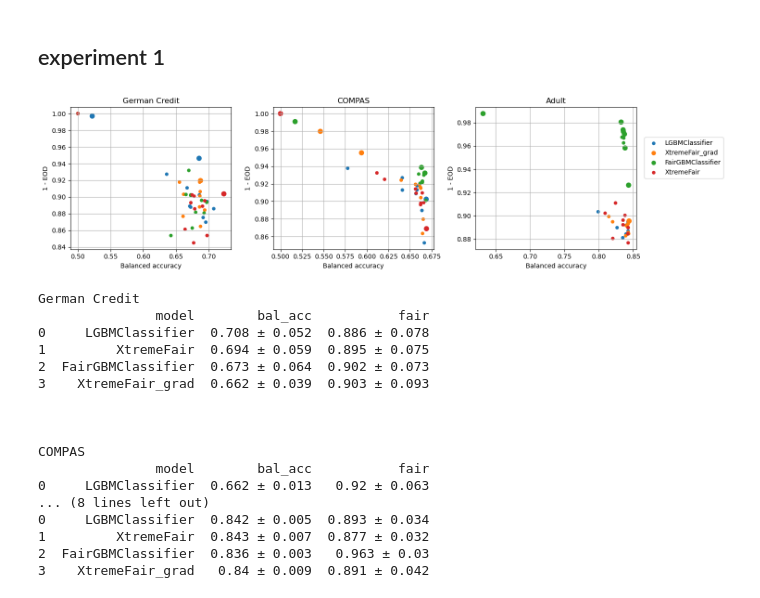
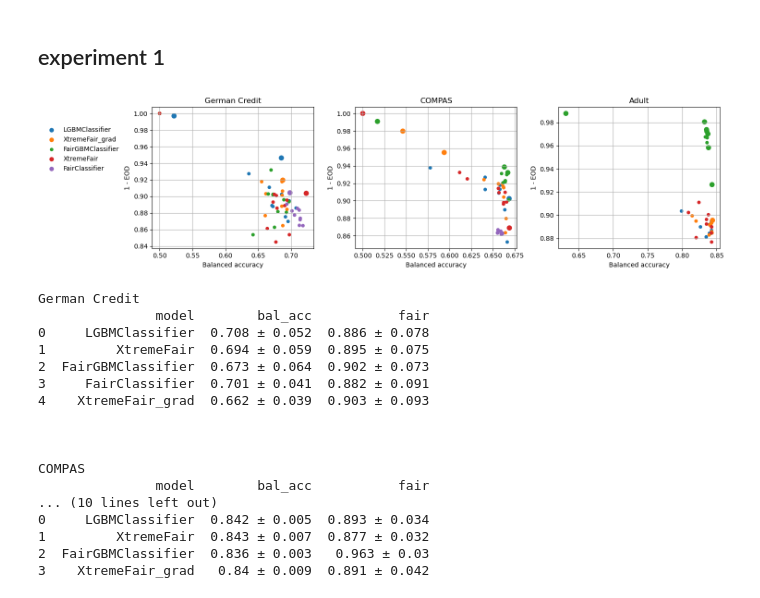
Before and after one commit to hiaac-finance/m2fgb, a Jupyter notebook: notebooks/analyze_results.ipynb, the cells around one changed output. Cells and saved outputs as stored; diff of their text form; code cells hidden in the pictures.

```diff
--- a/notebooks/analyze_results.ipynb
+++ b/notebooks/analyze_results.ipynb
@@ -27,35 +27,36 @@ for k, dataset in enumerate(["german", "compas", "adult"]):
         df = df[["model", "bal_acc", "fair"]]
         df = df.groupby("model").mean().reset_index()
 
         results.append(df)
 
     results = pd.concat(results).reset_index(drop=True)
 
 
     dominated = []
     for i, row in results.iterrows():
         is_dominated = False
         for j, row2 in results.iterrows():
             if i == j:
                 continue
             if row["bal_acc"] <= row2["bal_acc"] and row["fair"] <= row2["fair"]:
                 is_dominated = True
                 break
         dominated.append(is_dominated)
     results["dominated"] = dominated
 
     for model in results["model"].unique():
         df = results[results["model"] == model]
         axs[k].scatter(df["bal_acc"], df["fair"], label=model, s=[20 if dominated else 50 for dominated in df["dominated"]],)
 
     axs[k].grid()
     axs[k].set_title(dataset_names[dataset])
     axs[k].set_xlabel("Balanced accuracy")
     axs[k].set_ylabel("1 - EOD")
-plt.legend(loc = (1.05, 0.5))
+    if k == 0:
+        axs[0].legend(loc="lower left", bbox_to_anchor=(-0.7, 0.5), frameon=False)
 plt.tight_layout()
 # %% [output]
-[figure, old version]
+[figure, new version]
 # %%
 for k, dataset in enumerate(["german", "compas", "adult"]):
     # load tables
@@ -93,14 +94,14 @@ German Credit
 0     LGBMClassifier  0.708 ± 0.052  0.886 ± 0.078
 1         XtremeFair  0.694 ± 0.059  0.895 ± 0.075
 2  FairGBMClassifier  0.673 ± 0.064  0.902 ± 0.073
-3    XtremeFair_grad  0.662 ± 0.039  0.903 ± 0.093
+3     FairClassifier  0.701 ± 0.041  0.882 ± 0.091
+4    XtremeFair_grad  0.662 ± 0.039  0.903 ± 0.093
 
 
 
 COMPAS
                model        bal_acc           fair
-0     LGBMClassifier  0.662 ± 0.013   0.92 ± 0.063
-... (8 lines left out)
+... (10 lines left out)
 0     LGBMClassifier  0.842 ± 0.005  0.893 ± 0.034
 1         XtremeFair  0.843 ± 0.007  0.877 ± 0.032
 2  FairGBMClassifier  0.836 ± 0.003   0.963 ± 0.03
```
Also changed, not shown: 2 other files.
